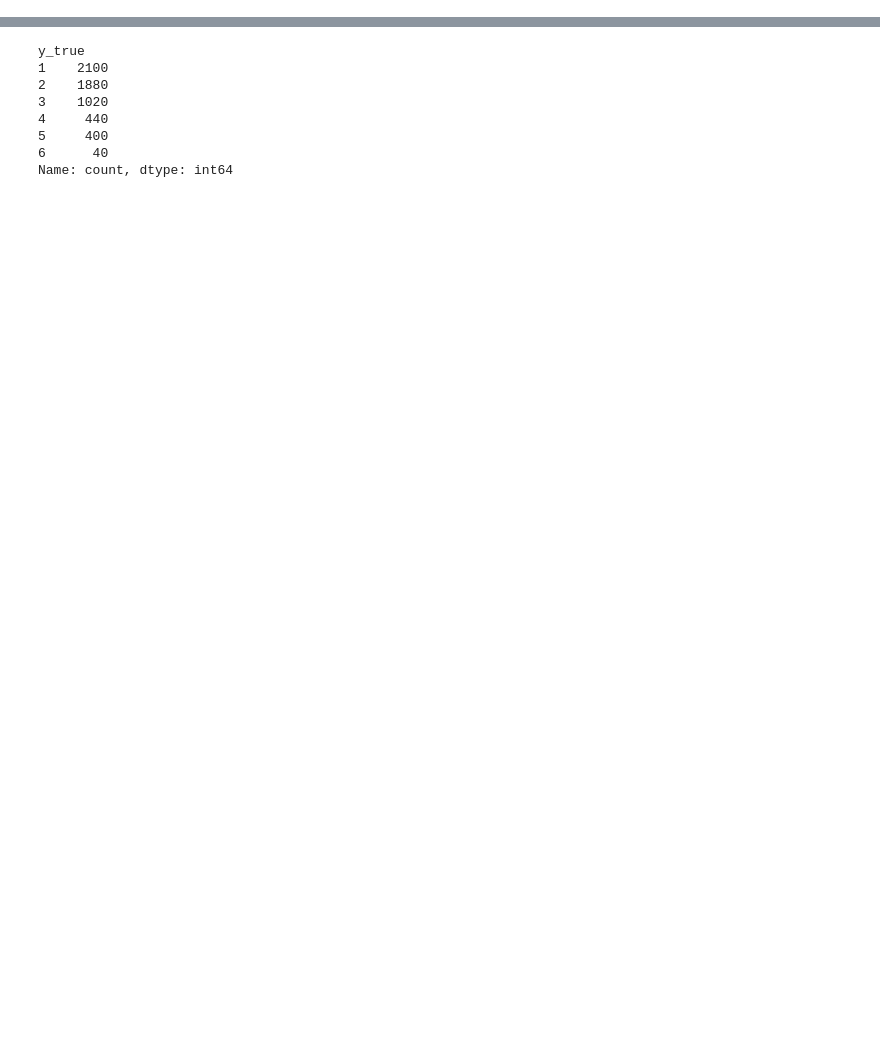
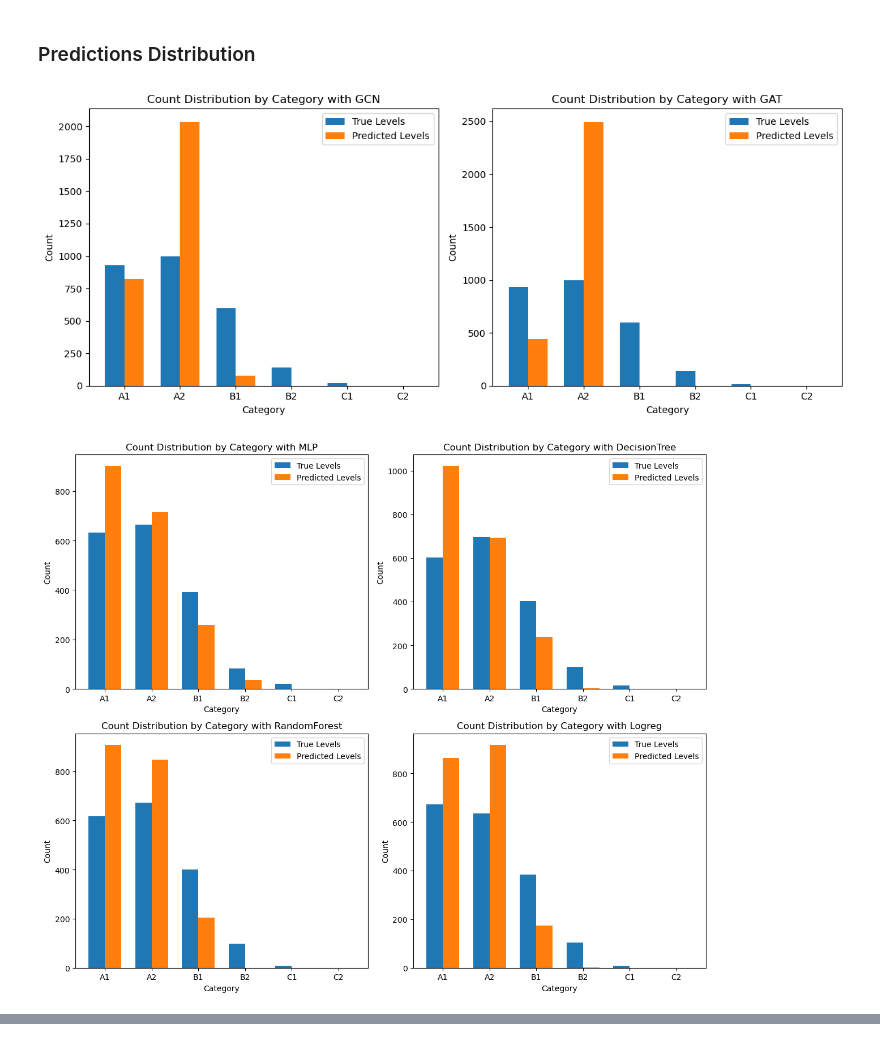
Before and after one commit to matitooo/proficiency, a Jupyter notebook: quantitative/quantitative.ipynb, the cells around one changed output, grey strips where cells are left out. Cells and saved outputs as stored; diff of their text form; code cells hidden in the pictures; blank space fills up the shorter version.

```diff
--- a/quantitative/quantitative.ipynb
+++ b/quantitative/quantitative.ipynb
@@ -2,9 +2,49 @@
 import numpy as np
 import pandas as pd
 import matplotlib.pyplot as plt
+# %%
+paths = ['graph','linear','mixed','sequential']
+# %% [markdown]
+### Predictions Distribution
 # %%
-quantitative_path = 'graph.csv'
-model_name = 'BiLSTM'
-quantitative_df = pd.read_csv(quantitative_path)
-y_true = quantitative_df[quantitative_df['name']==model_name]['y_true']
-y_pred = quantitative_df[quantitative_df['name']==model_name]['y_pred']
+for path in paths:
+    quantitative_df = pd.read_csv(path+'.csv')
+    model_names = quantitative_df['name'].unique()
+    n_models = len(model_names)
+    # choose layout
+    if n_models <= 2:
+        fig, axes = plt.subplots(1, max(n_models, 1), figsize=(6 * max(n_models, 1), 5))
+    else:  # e.g., 3 or 4 models
+        fig, axes = plt.subplots(2, 2, figsize=(12, 10))
+    # flatten axes and ensure iterable
+    if isinstance(axes, np.ndarray):
+        axes = axes.flatten()
+    else:
+        axes = [axes]
+    for ax, model_name in zip(axes, model_names):
+        plt.sca(ax)
+        y_true = quantitative_df[quantitative_df['name']==model_name]['y_true']
+        y_pred = quantitative_df[quantitative_df['name']==model_name]['y_pred']
+        bins = np.arange(1, 7)
+        labels = ['A1', 'A2', 'B1', 'B2', 'C1', 'C2']
+        counts_true = [np.sum(y_true == i) for i in bins]
+        counts_pred = [np.sum(y_pred == i) for i in bins]
+        width = 0.35
+        plt.bar(bins - width/2, counts_true, width=width, label='True Levels')
+        plt.bar(bins + width/2, counts_pred, width=width, label='Predicted Levels')
+        plt.xlabel('Category')
+        plt.ylabel('Count')
+        plt.title(f'Count Distribution by Category with {model_name}')
+        plt.xticks(bins, labels)
+        plt.legend()
+
+    # hide any extra axes if layout bigger than number of models
+    for ax in axes[n_models:]:
+        ax.set_visible(False)
+
+    plt.tight_layout()
+    plt.savefig(path+'_plot.jpeg')
+    plt.show()
+# %% [output]
+[figure, added]
+[figure, added]
@@ -11,12 +53 @@ y_pred = quantitative_df[quantitative_df['name']==model_name]['y_pred']
-# %%
-quantitative_df['y_true'].value_counts()
-# %% [output]
-y_true
-1    2100
-2    1880
-3    1020
-4     440
-5     400
-6      40
-Name: count, dtype: int64
 # %%
```
Also changed, not shown: parts of 4 cells of this notebook, 2 other files.
